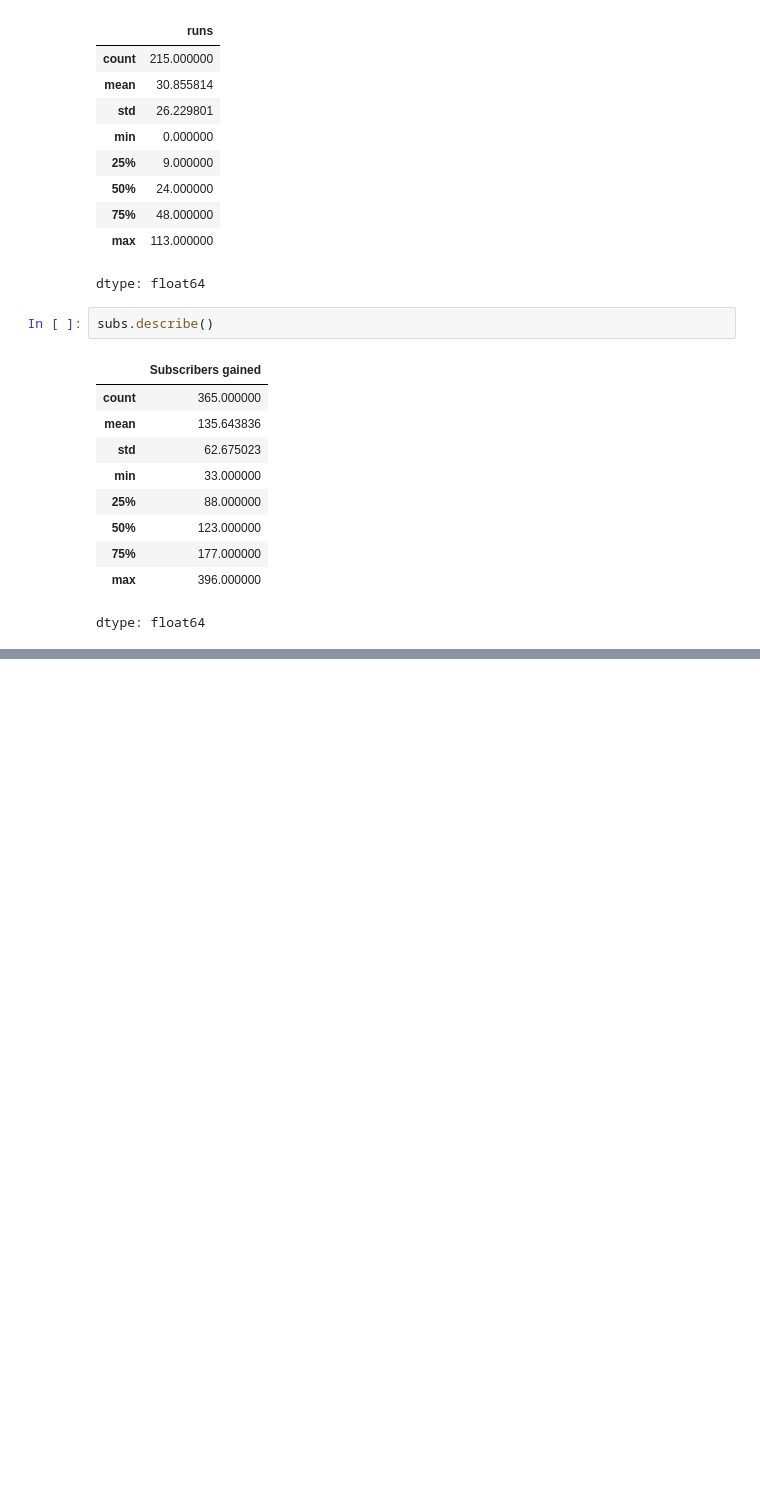
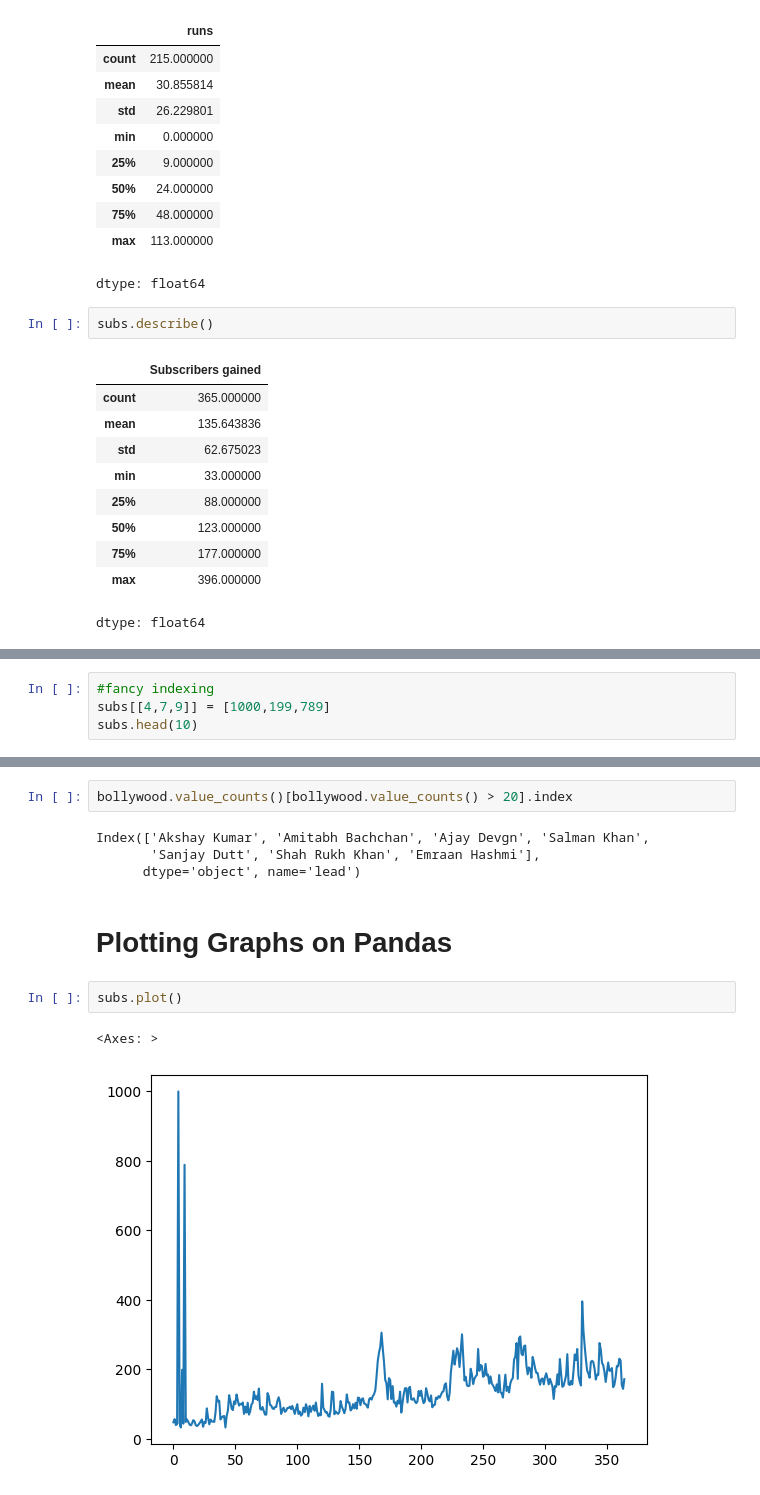
Before and after one commit to UKD1211/DataScience_Slogbook_ISI_placement_prep, a Jupyter notebook: Pandas_1.ipynb, the cells around one changed output, grey strips where cells are left out. Drawn from its saved outputs; the diff is of its cells as text; blank space fills up the shorter version.

```diff
--- a/Pandas_1.ipynb
+++ b/Pandas_1.ipynb
@@ -468,0 +632,4 @@ dtype: float64
+# %%
+#fancy indexing
+subs[[4,7,9]] = [1000,199,789]
+subs.head(10)
@@ -468,0 +930,13 @@ dtype: float64
+# %%
+bollywood.value_counts()[bollywood.value_counts() > 20].index
+# %% [output]
+Index(['Akshay Kumar', 'Amitabh Bachchan', 'Ajay Devgn', 'Salman Khan',
+       'Sanjay Dutt', 'Shah Rukh Khan', 'Emraan Hashmi'],
+      dtype='object', name='lead')
+# %% [markdown]
+# **Plotting Graphs on Pandas**
+# %%
+subs.plot()
+# %% [output]
+<Axes: >
+[figure, added]
```
Also changed, not shown: parts of 59 cells of this notebook.
